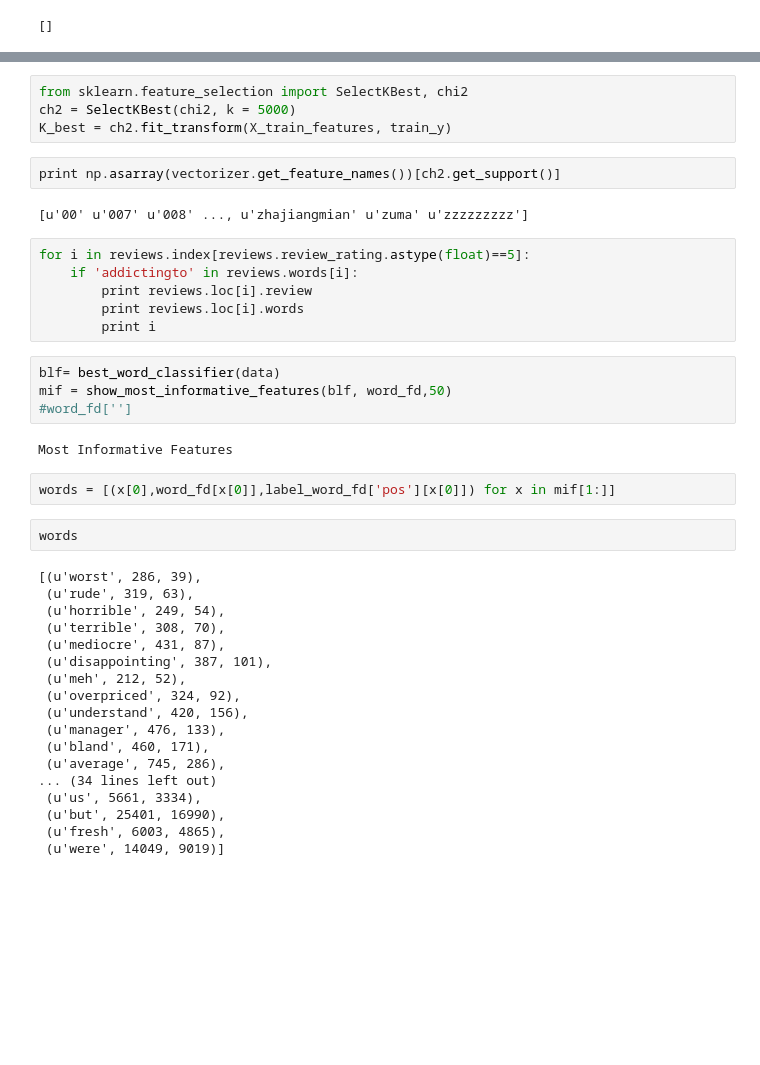
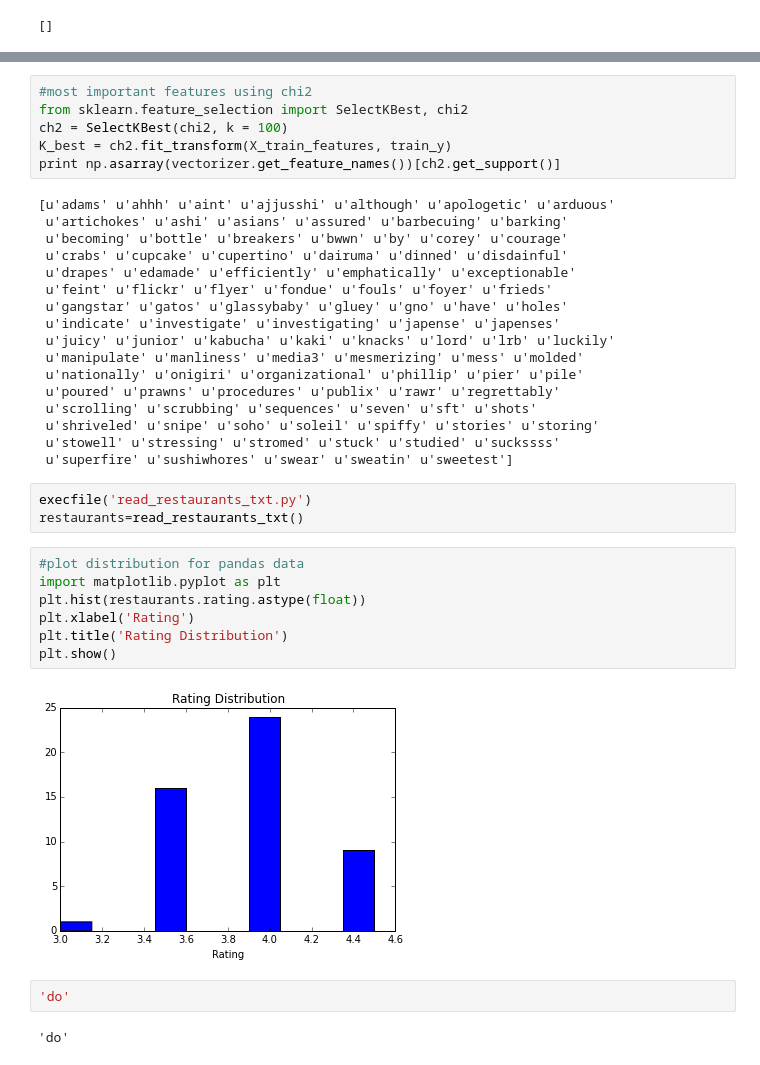
Before and after one commit to Josephinity/Yelp_reviews, a Jupyter notebook: NB_Classify.ipynb, the cells around one changed output, grey strips where cells are left out. Drawn from its saved outputs; the diff is of its cells as text; blank space fills up the shorter version.

```diff
--- a/NB_Classify.ipynb
+++ b/NB_Classify.ipynb
@@ -389,42 +617,39 @@ X_train_features.shape
 # %%
+#most important features using chi2
 from sklearn.feature_selection import SelectKBest, chi2
-ch2 = SelectKBest(chi2, k = 5000)
+ch2 = SelectKBest(chi2, k = 100)
 K_best = ch2.fit_transform(X_train_features, train_y)
+print np.asarray(vectorizer.get_feature_names())[ch2.get_support()]
+# %% [output]
+[u'adams' u'ahhh' u'aint' u'ajjusshi' u'although' u'apologetic' u'arduous'
+ u'artichokes' u'ashi' u'asians' u'assured' u'barbecuing' u'barking'
+ u'becoming' u'bottle' u'breakers' u'bwwn' u'by' u'corey' u'courage'
+ u'crabs' u'cupcake' u'cupertino' u'dairuma' u'dinned' u'disdainful'
+ u'drapes' u'edamade' u'efficiently' u'emphatically' u'exceptionable'
+ u'feint' u'flickr' u'flyer' u'fondue' u'fouls' u'foyer' u'frieds'
+ u'gangstar' u'gatos' u'glassybaby' u'gluey' u'gno' u'have' u'holes'
+ u'indicate' u'investigate' u'investigating' u'japense' u'japenses'
+ u'juicy' u'junior' u'kabucha' u'kaki' u'knacks' u'lord' u'lrb' u'luckily'
+ u'manipulate' u'manliness' u'media3' u'mesmerizing' u'mess' u'molded'
+ u'nationally' u'onigiri' u'organizational' u'phillip' u'pier' u'pile'
+ u'poured' u'prawns' u'procedures' u'publix' u'rawr' u'regrettably'
+ u'scrolling' u'scrubbing' u'sequences' u'seven' u'sft' u'shots'
+ u'shriveled' u'snipe' u'soho' u'soleil' u'spiffy' u'stories' u'storing'
+ u'stowell' u'stressing' u'stromed' u'stuck' u'studied' u'suckssss'
+ u'superfire' u'sushiwhores' u'swear' u'sweatin' u'sweetest']
-# %%
-print np.asarray(vectorizer.get_feature_names())[ch2.get_support()]
-# %% [output]
-[u'00' u'007' u'008' ..., u'zhajiangmian' u'zuma' u'zzzzzzzzz']
-# %%
-for i in reviews.index[reviews.review_rating.astype(float)==5]:
-    if 'addictingto' in reviews.words[i]:
-        print reviews.loc[i].review
-        print reviews.loc[i].words
-        print i
-# %%
-blf= best_word_classifier(data)
-mif = show_most_informative_features(blf, word_fd,50)
-#word_fd['']
-# %% [output]
-Most Informative Features
-# %%
-words = [(x[0],word_fd[x[0]],label_word_fd['pos'][x[0]]) for x in mif[1:]]
-# %%
-words
-# %% [output]
-[(u'worst', 286, 39),
- (u'rude', 319, 63),
- (u'horrible', 249, 54),
- (u'terrible', 308, 70),
- (u'mediocre', 431, 87),
- (u'disappointing', 387, 101),
- (u'meh', 212, 52),
- (u'overpriced', 324, 92),
- (u'understand', 420, 156),
- (u'manager', 476, 133),
- (u'bland', 460, 171),
- (u'average', 745, 286),
-... (34 lines left out)
- (u'us', 5661, 3334),
- (u'but', 25401, 16990),
- (u'fresh', 6003, 4865),
- (u'were', 14049, 9019)]
+# %%
+execfile('read_restaurants_txt.py')
+restaurants=read_restaurants_txt()
+# %%
+#plot distribution for pandas data
+import matplotlib.pyplot as plt
+plt.hist(restaurants.rating.astype(float))
+plt.xlabel('Rating')
+plt.title('Rating Distribution')
+plt.show()
+# %% [output]
+[figure, added]
+# %%
+'do'
+# %% [output]
+'do'
```
Also changed, not shown: parts of 35 cells of this notebook, 4 other files.
